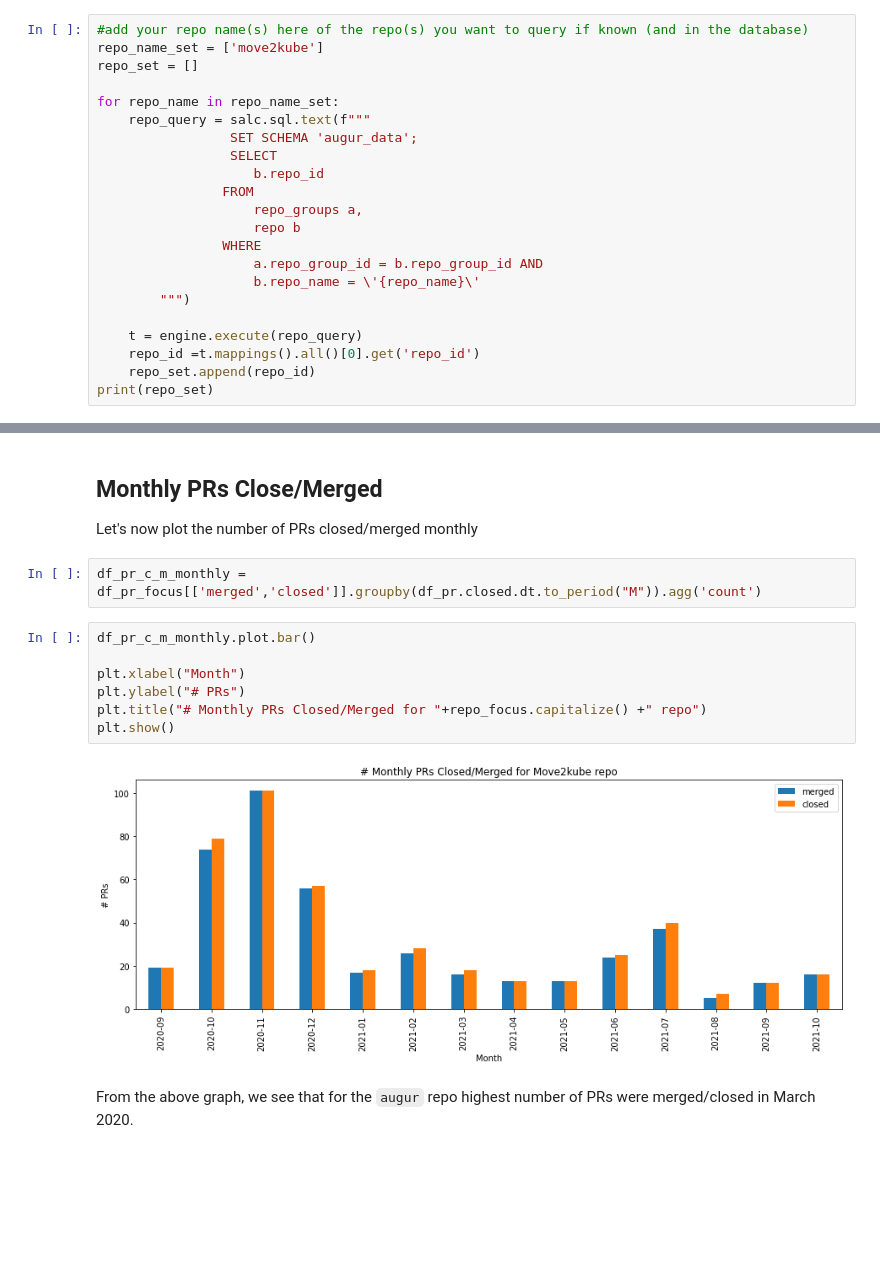
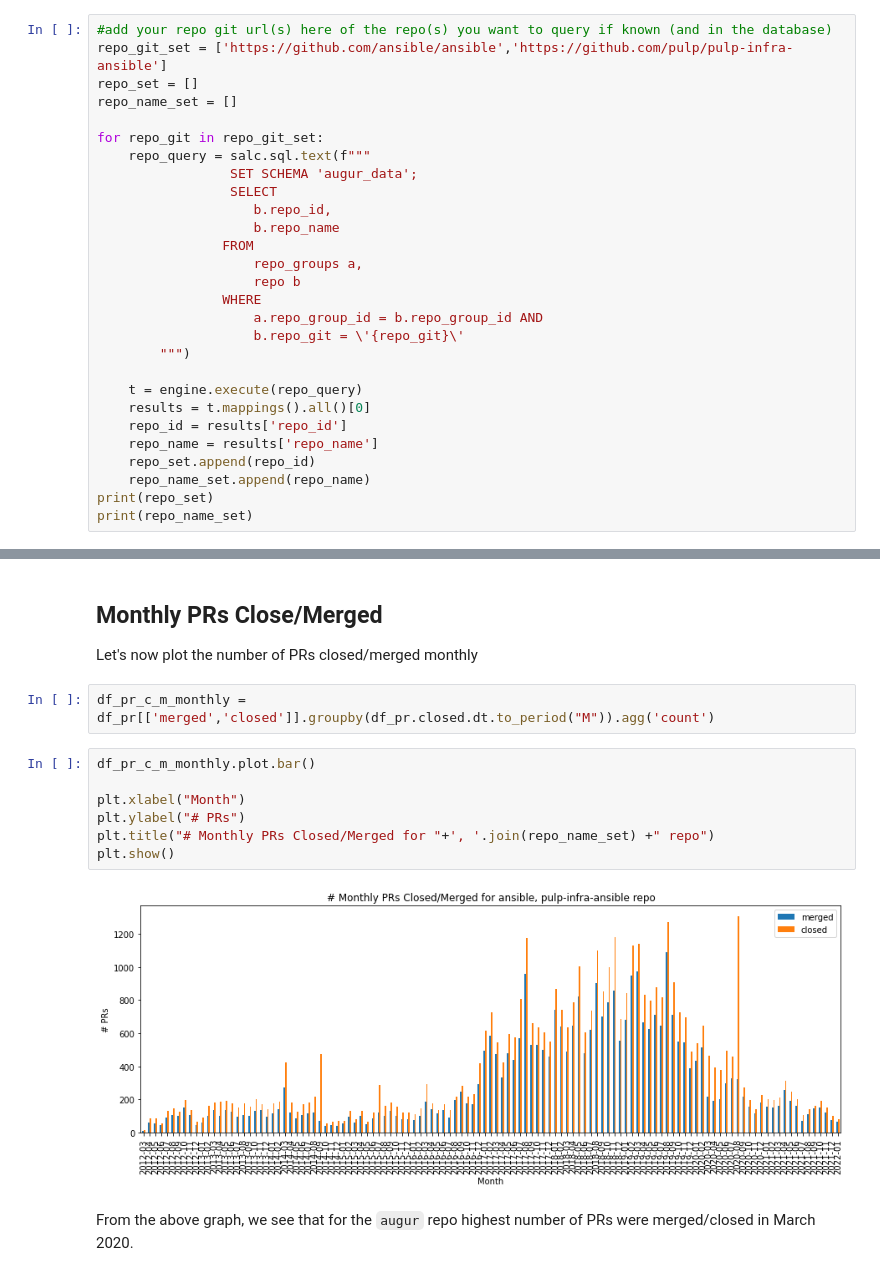
Before and after one commit to oss-aspen/Rappel, a Jupyter notebook: notebooks/performance/pr_performance.ipynb, the cells around one changed output, grey strips where cells are left out. Drawn from its saved outputs; the diff is of its cells as text; blank space fills up the shorter version.

Commit message:
Visualization query edits and clean ups
-change initial queries to be based on git link
-remove "focus" from the notebooks
-overall clean up

```diff
--- a/notebooks/performance/pr_performance.ipynb
+++ b/notebooks/performance/pr_performance.ipynb
@@ -28,25 +28,31 @@ engine = salc.create_engine(
     database_connection_string,
     connect_args={'options': '-csearch_path={}'.format(dbschema)})
 # %%
-#add your repo name(s) here of the repo(s) you want to query if known (and in the database)
-repo_name_set = ['move2kube']
+#add your repo git url(s) here of the repo(s) you want to query if known (and in the database)
+repo_git_set = ['https://github.com/ansible/ansible','https://github.com/pulp/pulp-infra-ansible']
 repo_set = []
+repo_name_set = []
 
-for repo_name in repo_name_set:
+for repo_git in repo_git_set:
     repo_query = salc.sql.text(f"""
                  SET SCHEMA 'augur_data';
                  SELECT
-                    b.repo_id
+                    b.repo_id,
+                    b.repo_name
                 FROM
                     repo_groups a,
                     repo b
                 WHERE
                     a.repo_group_id = b.repo_group_id AND
-                    b.repo_name = \'{repo_name}\'
+                    b.repo_git = \'{repo_git}\'
         """)
 
     t = engine.execute(repo_query)
-    repo_id =t.mappings().all()[0].get('repo_id')
+    results = t.mappings().all()[0]
+    repo_id = results['repo_id']
+    repo_name = results['repo_name']
     repo_set.append(repo_id)
+    repo_name_set.append(repo_name)
 print(repo_set)
+print(repo_name_set)
 # %% [output]
@@ -272,16 +272,16 @@ plt.show()
 
 Let's now plot the number of PRs closed/merged monthly
 # %%
-df_pr_c_m_monthly = df_pr_focus[['merged','closed']].groupby(df_pr.closed.dt.to_period("M")).agg('count')
+df_pr_c_m_monthly = df_pr[['merged','closed']].groupby(df_pr.closed.dt.to_period("M")).agg('count')
 # %%
 df_pr_c_m_monthly.plot.bar()
 
 plt.xlabel("Month")
 plt.ylabel("# PRs")
-plt.title("# Monthly PRs Closed/Merged for "+repo_focus.capitalize() +" repo")
+plt.title("# Monthly PRs Closed/Merged for "+', '.join(repo_name_set) +" repo")
 plt.show()
 # %% [output]
-[figure, old version]
+[figure, new version]
 # %% [markdown]
 From the above graph, we see that for the `augur` repo highest number of PRs were merged/closed in March 2020.
 # %% [markdown]
```
Also changed, not shown: parts of 35 cells of this notebook, 2 other files.
